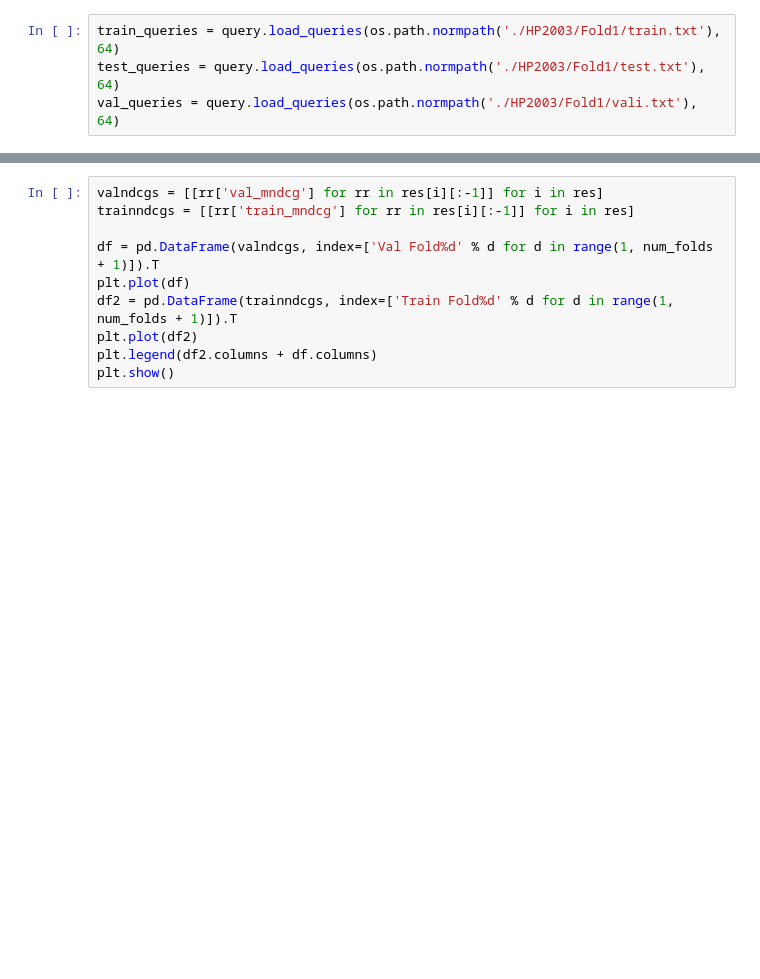
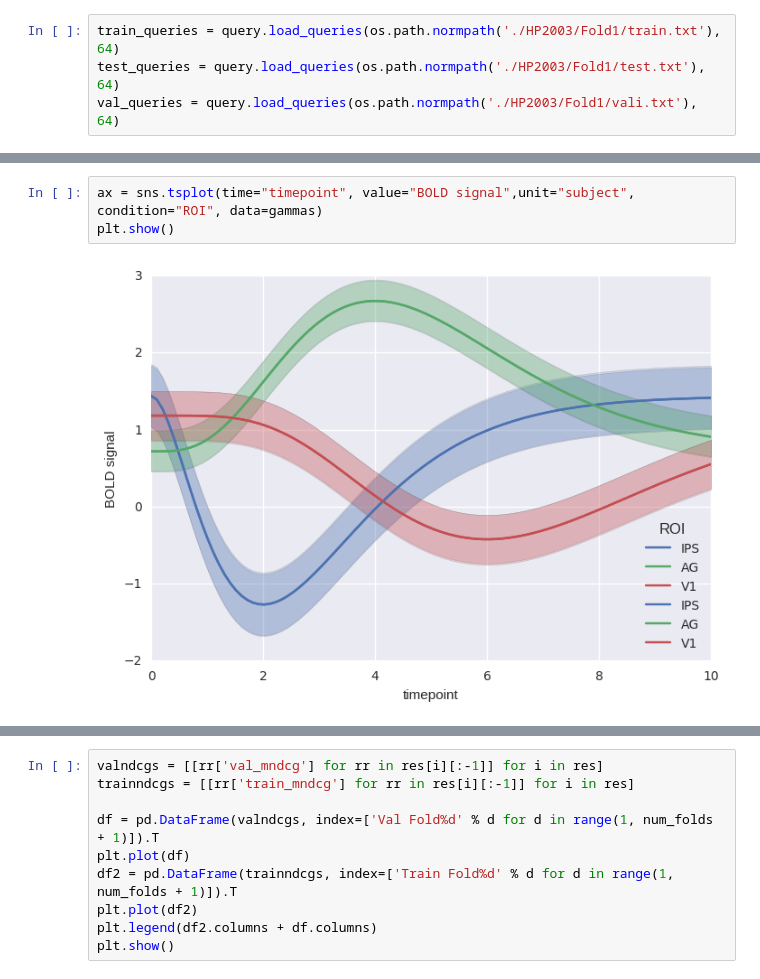
Before and after one commit to danakianfar/information_retrieval_1, a Jupyter notebook: Lab3/dana.ipynb, the cells around one changed output, grey strips where cells are left out. Drawn from its saved outputs; the diff is of its cells as text; blank space fills up the shorter version.

```diff
--- a/Lab3/dana.ipynb
+++ b/Lab3/dana.ipynb
@@ -47,0 +99,5 @@ validation mNDCG:               0.757054
+# %%
+ax = sns.tsplot(time="timepoint", value="BOLD signal",unit="subject", condition="ROI", data=gammas)
+plt.show()
+# %% [output]
+[figure, added]
```
Also changed, not shown: parts of 8 cells of this notebook, 2 other files.
